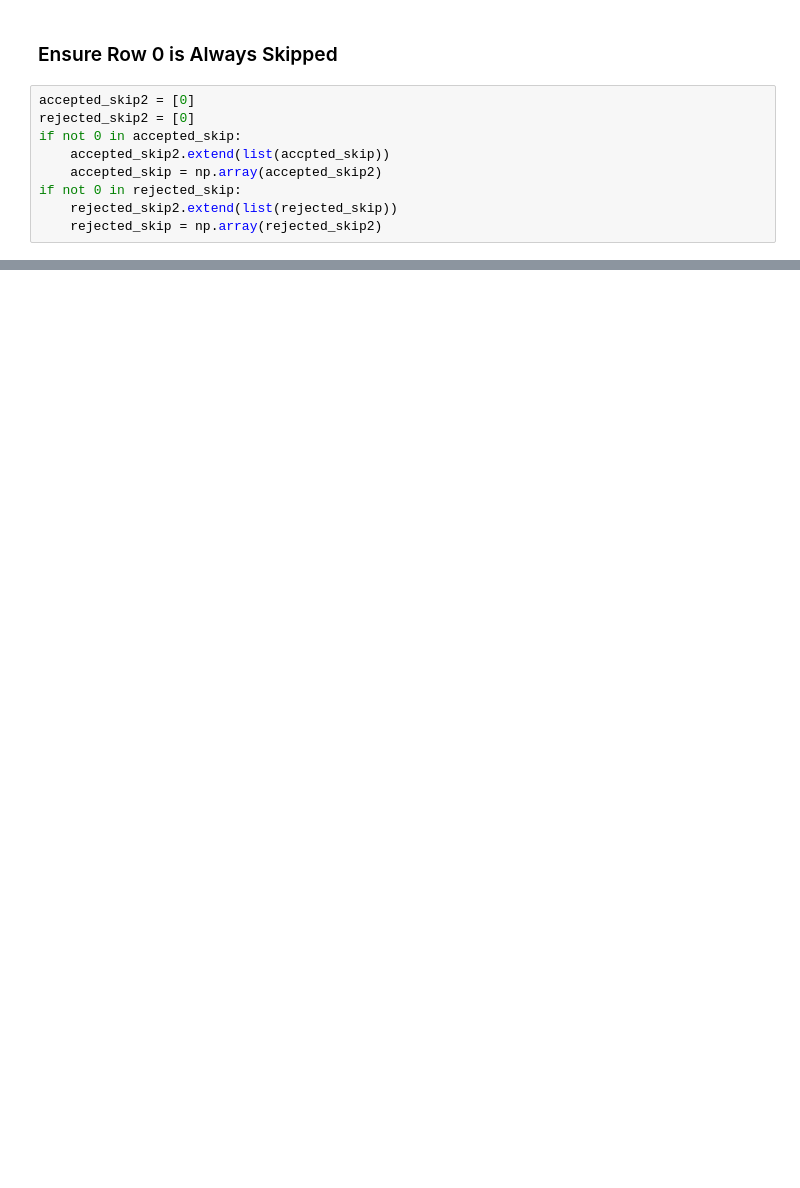
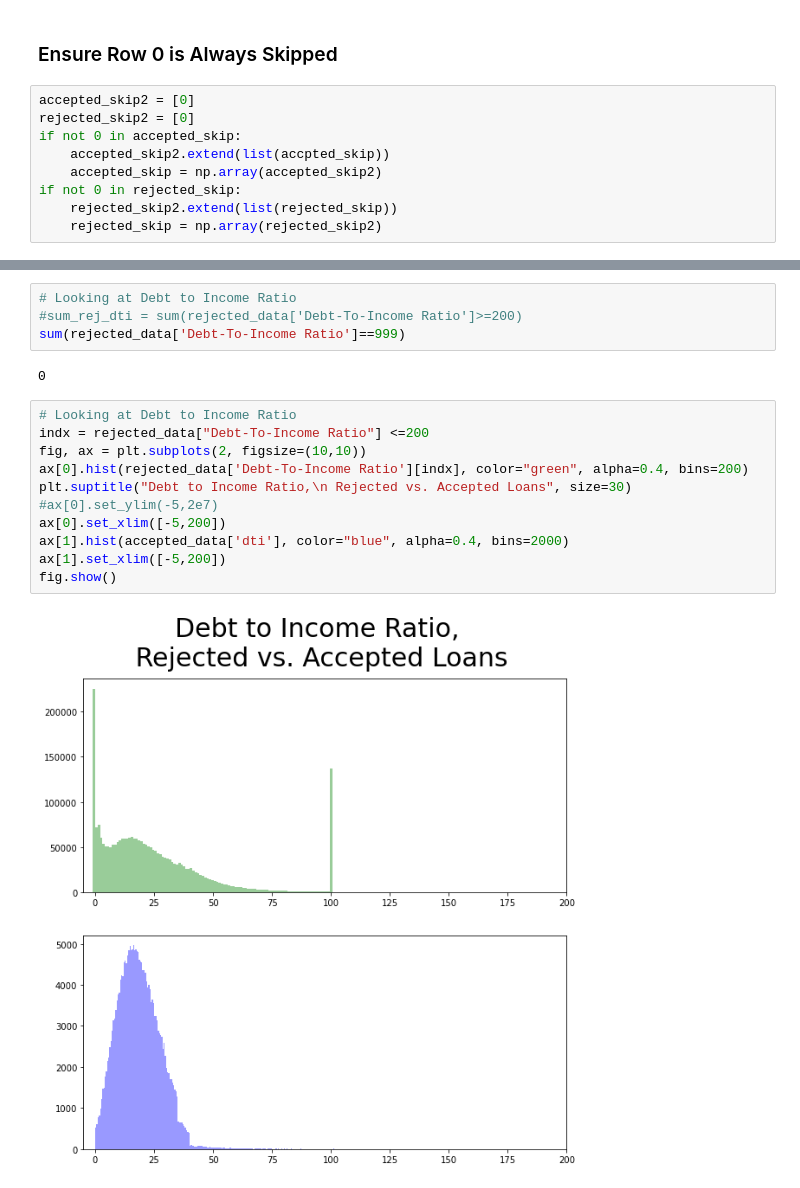
Before and after one commit to KeithChamberlain/To_Loan_or_Not, a Jupyter notebook: notebooks/file_explore.ipynb, the cells around one changed output, grey strips where cells are left out. Cells and saved outputs as stored; diff of their text form; blank space fills up the shorter version.

```diff
--- a/notebooks/file_explore.ipynb
+++ b/notebooks/file_explore.ipynb
@@ -257,0 +266,19 @@ rejected_data.describe()
+# %%
+# Looking at Debt to Income Ratio
+#sum_rej_dti = sum(rejected_data['Debt-To-Income Ratio']>=200)
+sum(rejected_data['Debt-To-Income Ratio']==999)
+# %% [output]
+0
+# %%
+# Looking at Debt to Income Ratio
+indx = rejected_data["Debt-To-Income Ratio"] <=200
+fig, ax = plt.subplots(2, figsize=(10,10))
+ax[0].hist(rejected_data['Debt-To-Income Ratio'][indx], color="green", alpha=0.4, bins=200)
+plt.suptitle("Debt to Income Ratio,\n Rejected vs. Accepted Loans", size=30)
+#ax[0].set_ylim(-5,2e7)
+ax[0].set_xlim([-5,200])
+ax[1].hist(accepted_data['dti'], color="blue", alpha=0.4, bins=2000)
+ax[1].set_xlim([-5,200])
+fig.show()
+# %% [output]
+[figure, added]
```
Also changed, not shown: parts of 15 cells of this notebook.
